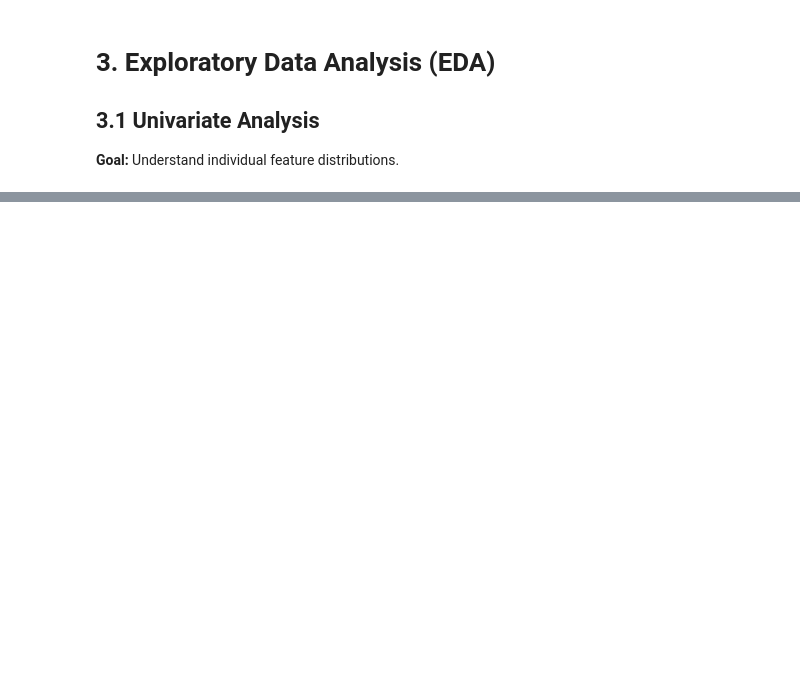
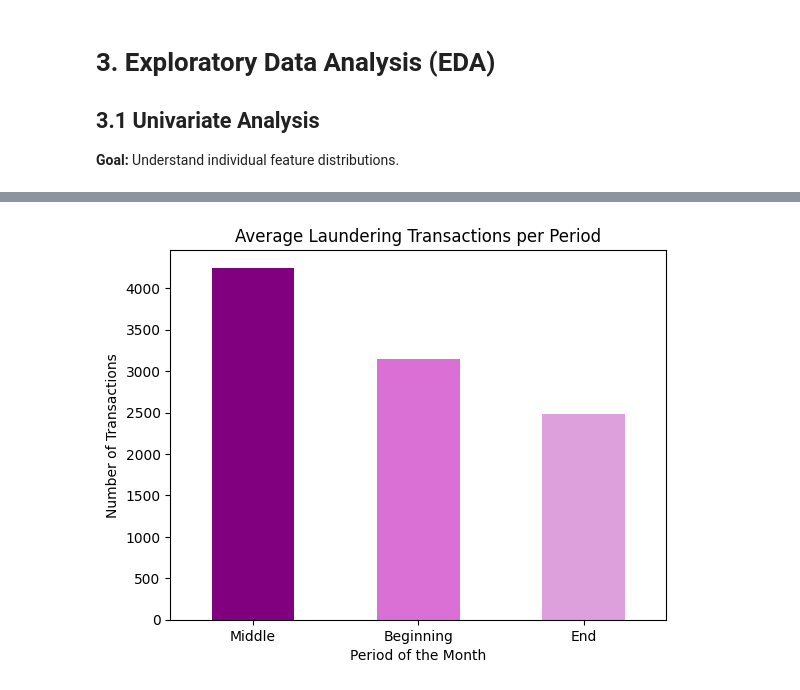
Before and after one commit to arezoo17/AML_Detection, a Jupyter notebook: 1_EDA_Data_Prep.ipynb, the cells around one changed output, grey strips where cells are left out. Cells and saved outputs as stored; diff of their text form; code cells hidden in the pictures; blank space fills up the shorter version.

```diff
--- a/1_EDA_Data_Prep.ipynb
+++ b/1_EDA_Data_Prep.ipynb
@@ -85,0 +112,4 @@ memory usage: 870.2+ MB
+# %%
+# Convert account columns to string type
+df['Sender_account'] = df['Sender_account'].astype(str)
+df['Receiver_account'] = df['Receiver_account'].astype(str)
@@ -90,0 +284,8 @@ memory usage: 870.2+ MB
+# %%
+# Categorize into Beginning (1-10), Middle (11-20), End (21-31)
+df_laundering['MonthPeriod'] = np.where(df_laundering['DayOfMonth'] <= 10, 'Beginning',
+                           np.where(df_laundering['DayOfMonth'] <= 20, 'Middle', 'End'))
+
+# Count number of transactions per period
+summary_stats = df_laundering['MonthPeriod'].value_counts()
+print("Laundering Transactions per Period:\n", summary_stats)
@@ -90,0 +304,9 @@ memory usage: 870.2+ MB
+# %%
+summary_stats.plot(kind='bar', color=['Purple', 'Orchid', 'plum'])
+plt.title("Average Laundering Transactions per Period")
+plt.xlabel("Period of the Month")
+plt.ylabel("Number of Transactions")
+plt.xticks(rotation=0)
+plt.show()
+# %% [output]
+[figure, added]
```
Also changed, not shown: parts of 80 cells of this notebook.
